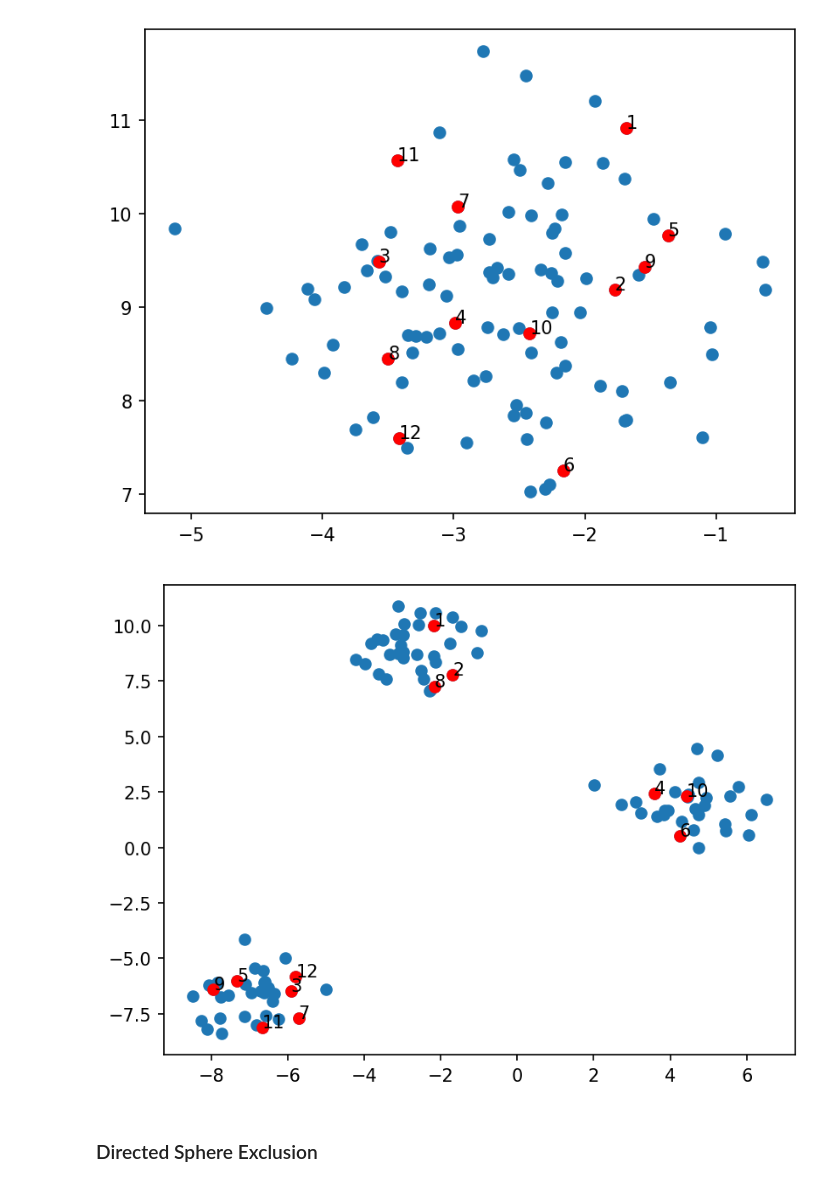
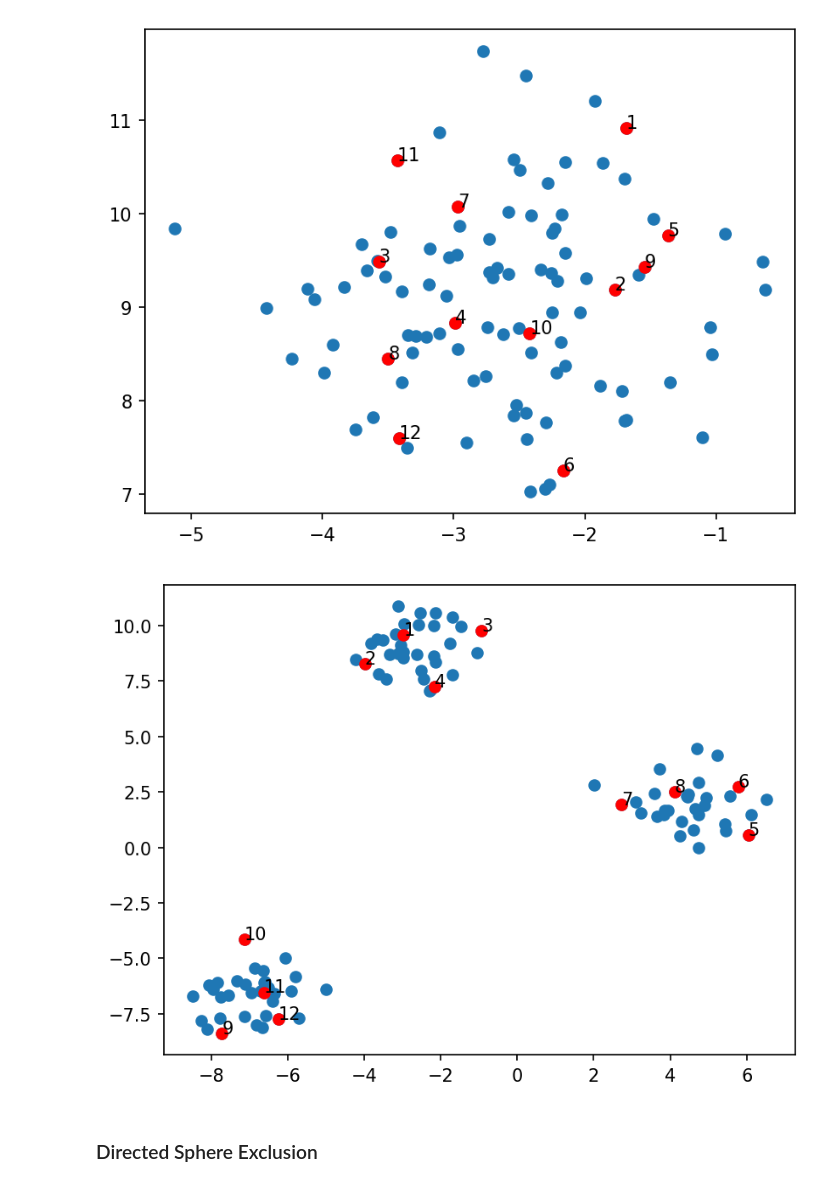
Before and after one commit to theochem/Selector, a Jupyter notebook: doc/notebooks/diversity_subsect_selection_synthetic_data.ipynb, the cells around one changed output. Saved outputs shown, nothing was run; the diff lists cells and outputs as text; code cells hidden in the pictures.

```diff
--- a/doc/notebooks/diversity_subsect_selection_synthetic_data.ipynb
+++ b/doc/notebooks/diversity_subsect_selection_synthetic_data.ipynb
@@ -182,9 +183,9 @@ graph_data(coords, selected_ids15)
 [figure]
 # %%
 selected_ids16 = selector.select(coords_cluster, size=12, labels=class_labels_cluster)
-graph_data(coords_cluster, selected_ids15)
+graph_data(coords_cluster, selected_ids16)
 # %% [output]
-[figure, old version]
+[figure, new version]
 # %% [markdown]
 ### Directed Sphere Exclusion
 # %%
```
Also changed, not shown: parts of 3 cells of this notebook.
